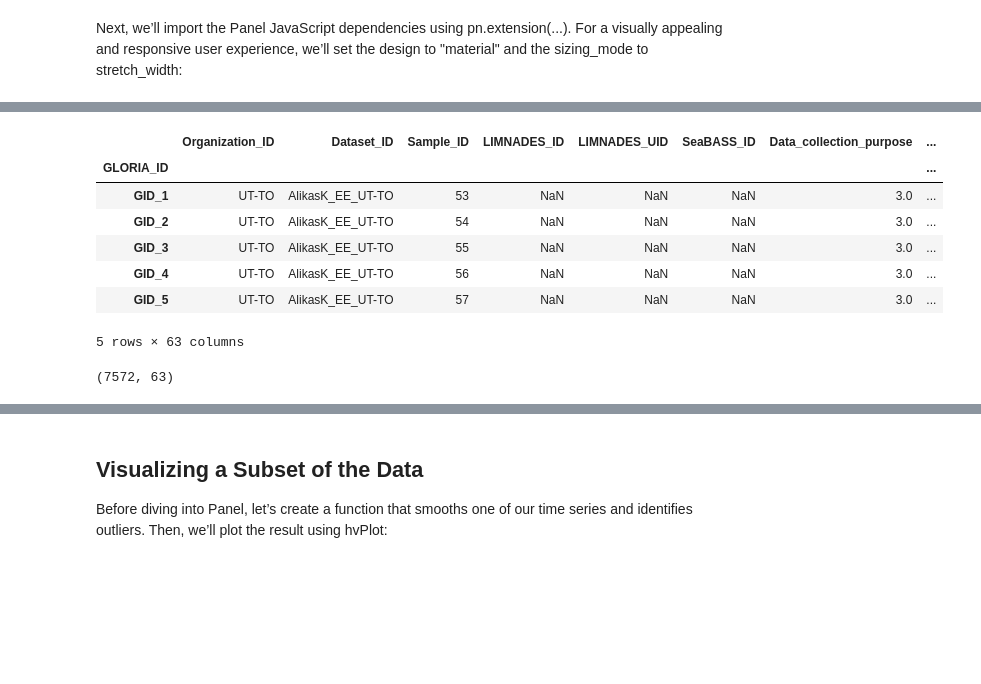
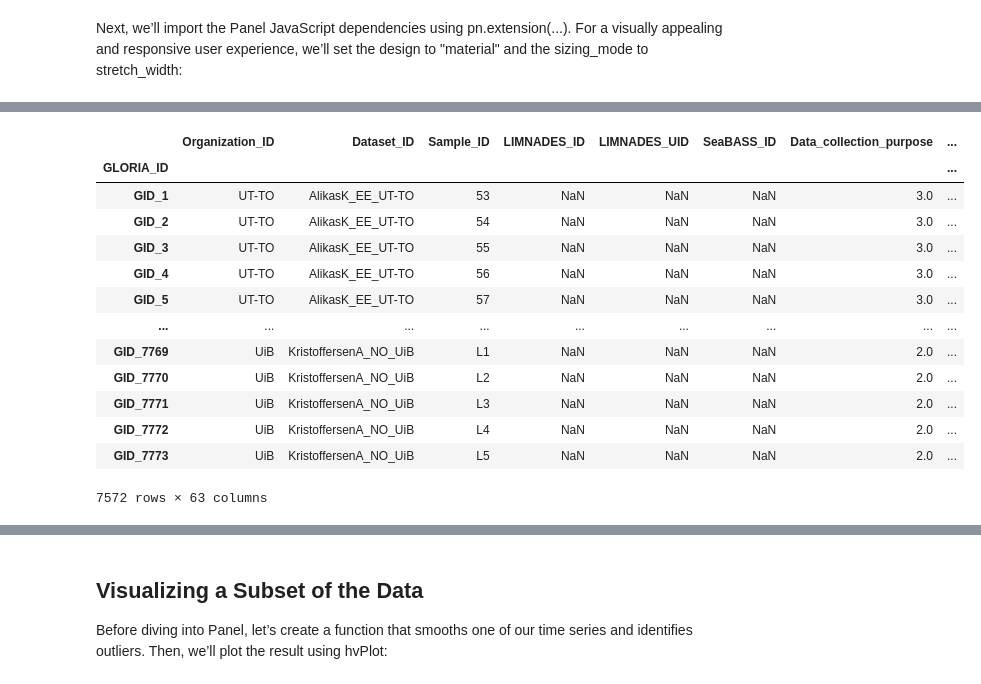
Before and after one commit to ials/VITALS, a Jupyter notebook: books/myfirstbook/_build/jupyter_execute/notebooks.ipynb, the cells around one changed output, grey strips where cells are left out. Cells and saved outputs as stored; diff of their text form; code cells hidden in the pictures; blank space fills up the shorter version.

```diff
--- a/books/myfirstbook/_build/jupyter_execute/notebooks.ipynb
+++ b/books/myfirstbook/_build/jupyter_execute/notebooks.ipynb
@@ -82,21 +111,23 @@ data.tail()
 # %%
-##### Analyzing GLORIA data #######
-metadata = pd.read_csv("./GLORIA/GLORIA_meta_and_lab.csv", index_col="GLORIA_ID")
+##### Analyzing GLORIA metadata #######
+metadata = pd.read_csv("./GLORIA/GLORIA_meta_and_lab.csv", index_col=0)
-# %%
-metadata.head()
-# %% [output]
-|  | Organization_ID | Dataset_ID | Sample_ID | LIMNADES_ID | LIMNADES_UID | SeaBASS_ID | Data_collection_purpose | ... |
-| GLORIA_ID |  |  |  |  |  |  |  | ... |
-| GID_1 | UT-TO | AlikasK_EE_UT-TO | 53 | NaN | NaN | NaN | 3.0 | ... |
-| GID_2 | UT-TO | AlikasK_EE_UT-TO | 54 | NaN | NaN | NaN | 3.0 | ... |
-| GID_3 | UT-TO | AlikasK_EE_UT-TO | 55 | NaN | NaN | NaN | 3.0 | ... |
-| GID_4 | UT-TO | AlikasK_EE_UT-TO | 56 | NaN | NaN | NaN | 3.0 | ... |
-| GID_5 | UT-TO | AlikasK_EE_UT-TO | 57 | NaN | NaN | NaN | 3.0 | ... |
-5 rows × 63 columns
-# %%
-metadata.shape
-# %% [output]
-(7572, 63)
+# %%
+metadata
+# %% [output]
+|  | Organization_ID | Dataset_ID | Sample_ID | LIMNADES_ID | LIMNADES_UID | SeaBASS_ID | Data_collection_purpose | ... |
+| GLORIA_ID |  |  |  |  |  |  |  | ... |
+| GID_1 | UT-TO | AlikasK_EE_UT-TO | 53 | NaN | NaN | NaN | 3.0 | ... |
+| GID_2 | UT-TO | AlikasK_EE_UT-TO | 54 | NaN | NaN | NaN | 3.0 | ... |
+| GID_3 | UT-TO | AlikasK_EE_UT-TO | 55 | NaN | NaN | NaN | 3.0 | ... |
+| GID_4 | UT-TO | AlikasK_EE_UT-TO | 56 | NaN | NaN | NaN | 3.0 | ... |
+| GID_5 | UT-TO | AlikasK_EE_UT-TO | 57 | NaN | NaN | NaN | 3.0 | ... |
+| ... | ... | ... | ... | ... | ... | ... | ... | ... |
+| GID_7769 | UiB | KristoffersenA_NO_UiB | L1 | NaN | NaN | NaN | 2.0 | ... |
+| GID_7770 | UiB | KristoffersenA_NO_UiB | L2 | NaN | NaN | NaN | 2.0 | ... |
+| GID_7771 | UiB | KristoffersenA_NO_UiB | L3 | NaN | NaN | NaN | 2.0 | ... |
+| GID_7772 | UiB | KristoffersenA_NO_UiB | L4 | NaN | NaN | NaN | 2.0 | ... |
+| GID_7773 | UiB | KristoffersenA_NO_UiB | L5 | NaN | NaN | NaN | 2.0 | ... |
+7572 rows × 63 columns
 # %% [markdown]
 ## Total Suspended Solids (TSS)
 
```
Also changed, not shown: parts of 30 cells of this notebook, 7 other files.
